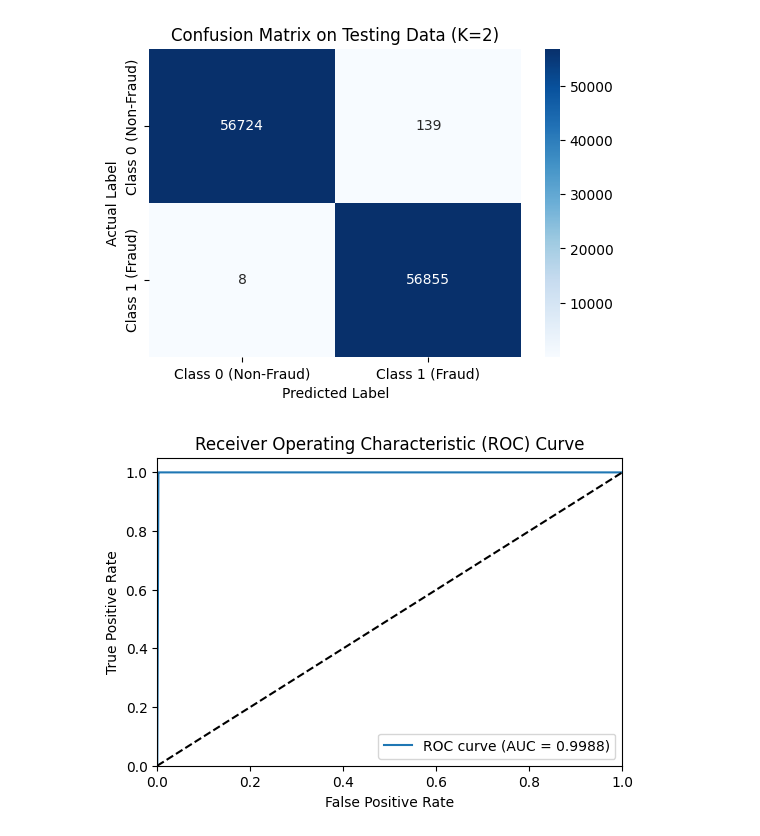
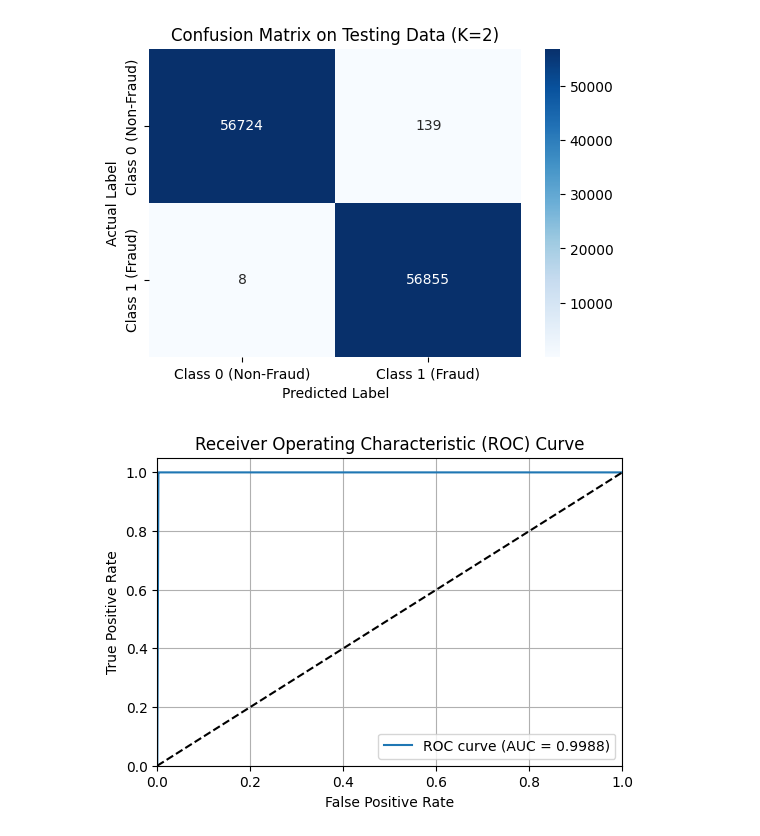
Before and after one commit to Mohamed1Hossam/ML, a Jupyter notebook: Numerical_Dataset/KNN.ipynb, the cells around one changed output. Drawn from its saved outputs; the diff is of its cells as text; code cells hidden in the pictures.

```diff
--- a/Numerical_Dataset/KNN-Final.ipynb
+++ b/Numerical_Dataset/KNN.ipynb
@@ -96,0 +7,11 @@ For KNN, the requirement for a "loss curve" is best met by plotting the **Error
+# %%
+data = np.load('creditcard_preprocessed.npz')
+
+X_train = data['X_train']
+y_train = data['y_train']
+X_val = data['X_val']
+y_val = data['y_val']
+X_test = data['X_test']
+y_test = data['y_test']
+
+print(f"Train shape: {X_train.shape}, Validation shape: {X_val.shape}, Test shape: {X_test.shape}")
@@ -97,4 +20,5 @@ For KNN, the requirement for a "loss curve" is best met by plotting the **Error
 # %%
+# Hyperparameter tuning - Find optimal K
 error_rate = []
 k_values = range(1, 31)
 
@@ -104,10 +28,10 @@ for k in k_values:
     knn = KNeighborsClassifier(n_neighbors=k)
 
     # Train on Training data
-    knn.fit(X_train_scaled, y_train)
+    knn.fit(X_train, y_train)
 
     # Predict on Validation data
-    y_pred_val = knn.predict(X_val_scaled)
+    y_pred_val = knn.predict(X_val)
 
     # Calculate Error Rate (1 - Accuracy)
     error = 1 - accuracy_score(y_val, y_pred_val)
@@ -153,8 +73,12 @@ The final model is evaluated on the independent Test Set using the **Optimal K**
 # %%
-# Final Model: Train with Optimal K and predict on Test Set
+# Train final model with optimal K and evaluate on Test Set
 final_knn = KNeighborsClassifier(n_neighbors=optimal_k)
-final_knn.fit(X_train_scaled, y_train)
+final_knn.fit(X_train, y_train)
 
-# Predictions on Test Set
-y_pred_test = final_knn.predict(X_test_scaled)
-y_pred_prob = final_knn.predict_proba(X_test_scaled)[:, 1] # Probabilities for ROC curve
+# Predictions
+y_pred_test = final_knn.predict(X_test)
+y_pred_prob = final_knn.predict_proba(X_test)[:, 1]  # For ROC curve
+
+# Accuracy
+accuracy = accuracy_score(y_test, y_pred_test)
+print(f"Test Set Accuracy (Optimal K={optimal_k}): {accuracy:.4f}")
@@ -178,19 +99,20 @@ plt.show()
 # %% [output]
 [figure]
 # %%
-## ROC curve
+# ROC Curve and AUC
 fpr, tpr, _ = roc_curve(y_test, y_pred_prob)
 roc_auc = auc(fpr, tpr)
 
 plt.figure(figsize=(6, 4))
 plt.plot(fpr, tpr, label=f'ROC curve (AUC = {roc_auc:.4f})')
 plt.plot([0, 1], [0, 1], 'k--')
 plt.xlim([0.0, 1.0])
 plt.ylim([0.0, 1.05])
 plt.xlabel('False Positive Rate')
 plt.ylabel('True Positive Rate')
 plt.title('Receiver Operating Characteristic (ROC) Curve')
 plt.legend(loc="lower right")
+plt.grid(True)
 plt.show()
 # %% [output]
-[figure, old version]
+[figure, new version]
```
Also changed, not shown: parts of 13 cells of this notebook, 4 other files.
